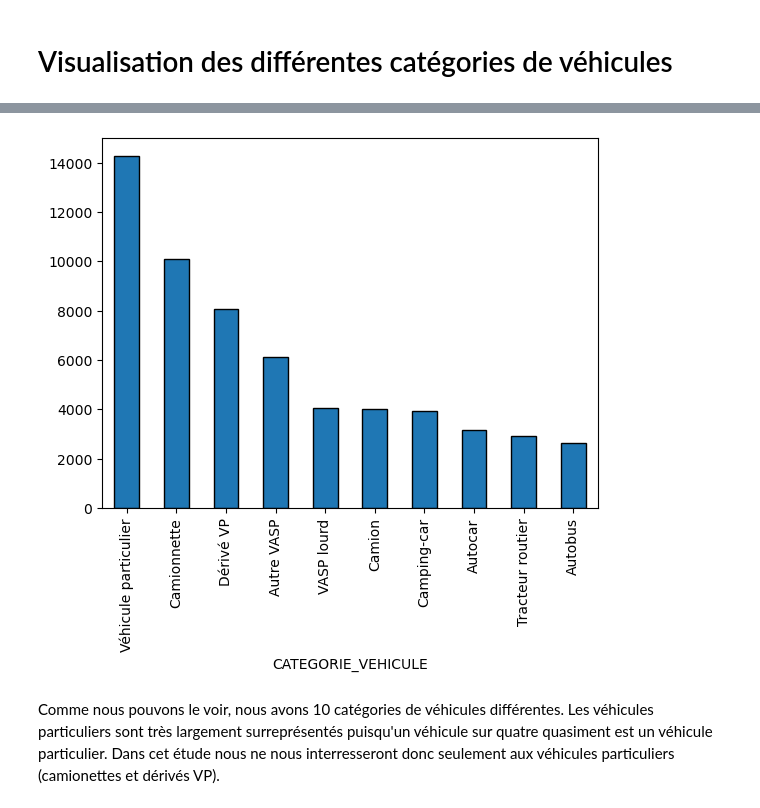
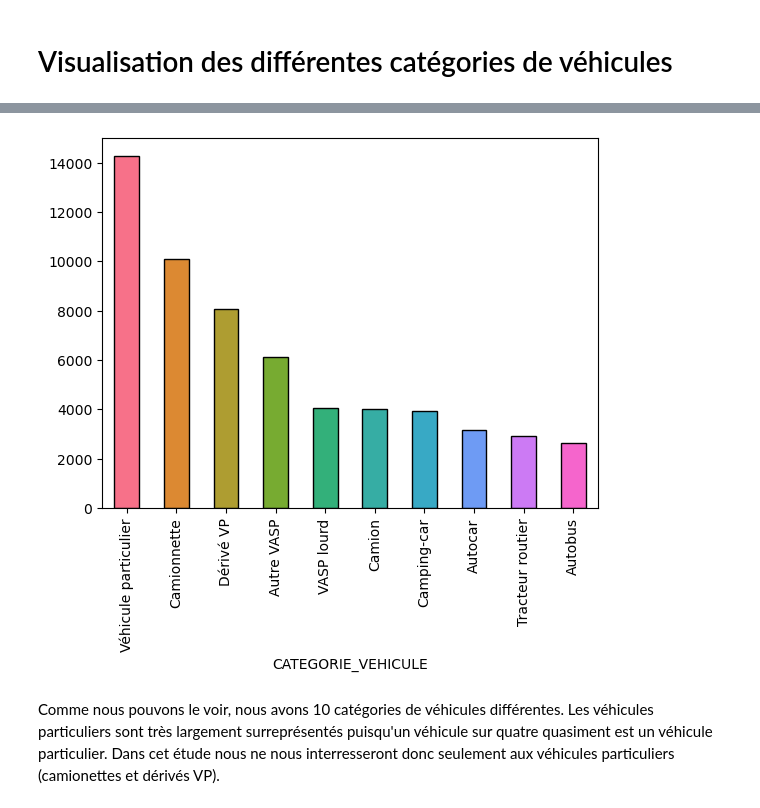
Before and after one commit to TheoLBTN/Projet-Python, a Jupyter notebook: Stat_descriptives.ipynb, the cells around one changed output, grey strips where cells are left out. Drawn from its saved outputs; the diff is of its cells as text; code cells hidden in the pictures.

Commit message:
graphV2

```diff
--- a/Stat_descriptives.ipynb
+++ b/Stat_descriptives.ipynb
@@ -45,11 +45,12 @@ data.groupby('CATEGORIE_VEHICULE')[variables].sum()
 | Véhicule particulier | 35299559 | 35540253 | 35787847 | 36149230 | 36647883 | 37180101 | 37673476 | 38136818 | ... |
 # %%
 categories=data['CATEGORIE_VEHICULE'].value_counts()
-categories.plot(kind='bar', edgecolor='black')
+couleurs_palette = sns.color_palette("husl", n_colors=len(categories))
+categories.plot(kind='bar', edgecolor='black', color=couleurs_palette)
 #plt.pie(categories, labels=categories.index, autopct='%1.1f%%', startangle=90)
 plt.show()
 # %% [output]
-[figure, old version]
+[figure, new version]
 # %% [markdown]
 Comme nous pouvons le voir, nous avons 10 catégories de véhicules différentes. Les véhicules particuliers sont très largement
 surreprésentés puisqu'un véhicule sur quatre quasiment est un véhicule particulier.
```
